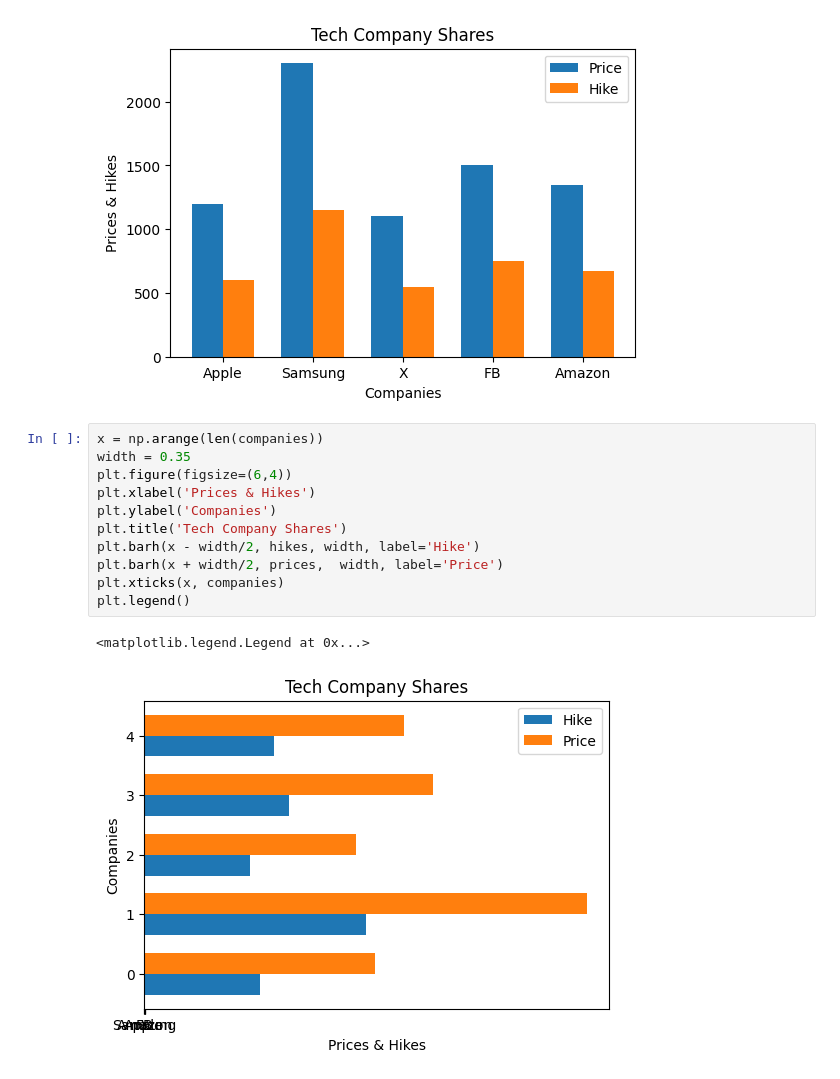
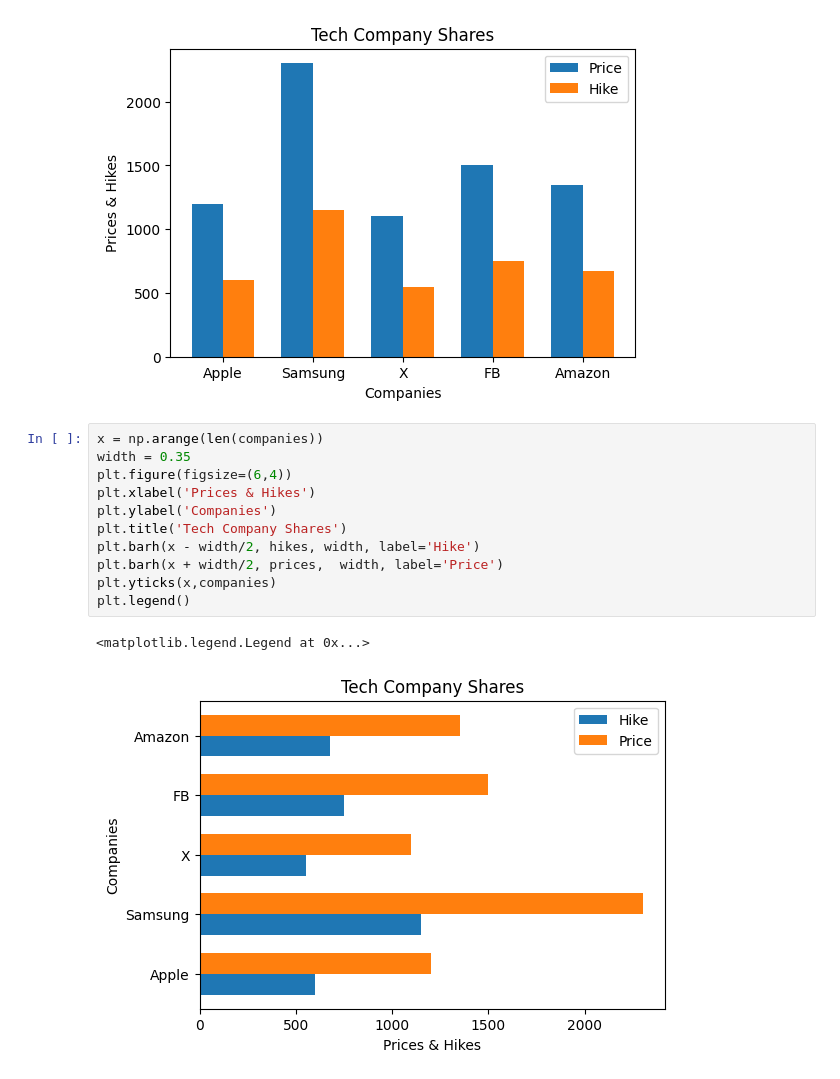
Before and after one commit to VyshnaviKarakatla/statistics-notebooks, a Jupyter notebook: _04_matplotlib.ipynb, the cells around one changed output. Saved outputs shown, nothing was run; the diff lists cells and outputs as text.

```diff
--- a/_04_matplotlib.ipynb
+++ b/_04_matplotlib.ipynb
@@ -173,14 +173,14 @@ plt.legend()
 # %%
 x = np.arange(len(companies))
 width = 0.35
 plt.figure(figsize=(6,4))
 plt.xlabel('Prices & Hikes')
 plt.ylabel('Companies')
 plt.title('Tech Company Shares')
 plt.barh(x - width/2, hikes, width, label='Hike')
 plt.barh(x + width/2, prices,  width, label='Price')
-plt.xticks(x, companies)
+plt.yticks(x,companies)
 plt.legend()
 # %% [output]
 <matplotlib.legend.Legend at 0x...>
-[figure, old version]
+[figure, new version]
```
